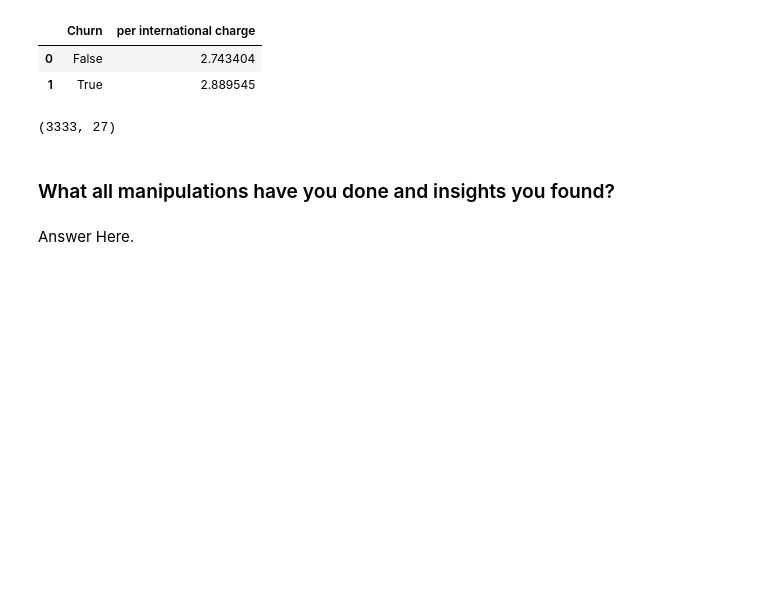
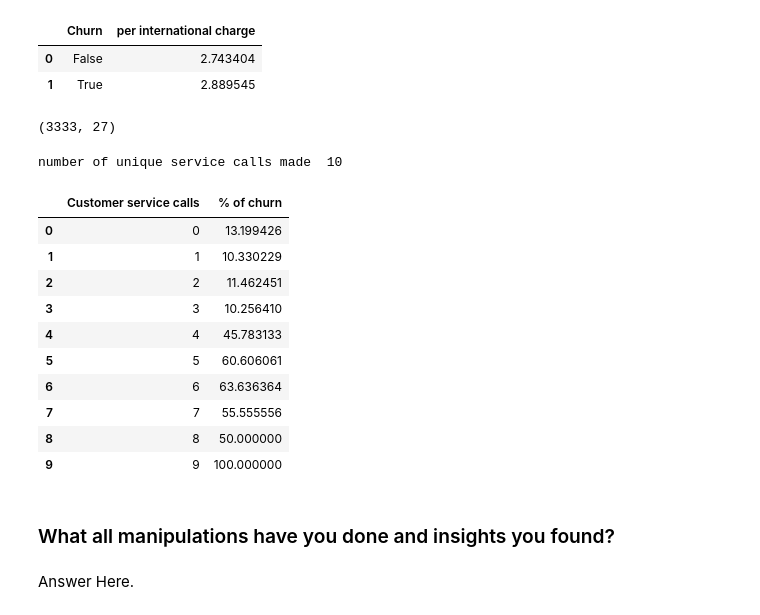
Before and after one commit to dipakpatil2001/Projects_Portfolio, a Jupyter notebook: TelecommChurn.ipynb, the cells around one changed output. Saved outputs shown, nothing was run; the diff lists cells and outputs as text; code cells hidden in the pictures; blank space fills up the shorter version.

```diff
--- a/TelecommChurn.ipynb
+++ b/TelecommChurn.ipynb
@@ -474,6 +474,25 @@ df["intl minute per call"]=df["Total intl minutes"]/df["Total intl calls"]
 
 #international charge per call
 df["intl charge per call"]=df["Total intl charge"]/df["Total intl calls"]
+# %%
+#customer service call data
+print("number of unique service calls made ", df["Customer service calls"].nunique())
+
+# percentage of churning based on customer service calls
+(df.groupby(["Customer service calls"])["Churn"].mean()*100).reset_index(name="% of churn")
+# %% [output]
+number of unique service calls made  10
+|  | Customer service calls | % of churn |
+| 0 | 0 | 13.199426 |
+| 1 | 1 | 10.330229 |
+| 2 | 2 | 11.462451 |
+| 3 | 3 | 10.256410 |
+| 4 | 4 | 45.783133 |
+| 5 | 5 | 60.606061 |
+| 6 | 6 | 63.636364 |
+| 7 | 7 | 55.555556 |
+| 8 | 8 | 50.000000 |
+| 9 | 9 | 100.000000 |
 # %% [markdown]
 ### What all manipulations have you done and insights you found?
 # %% [markdown]
```
